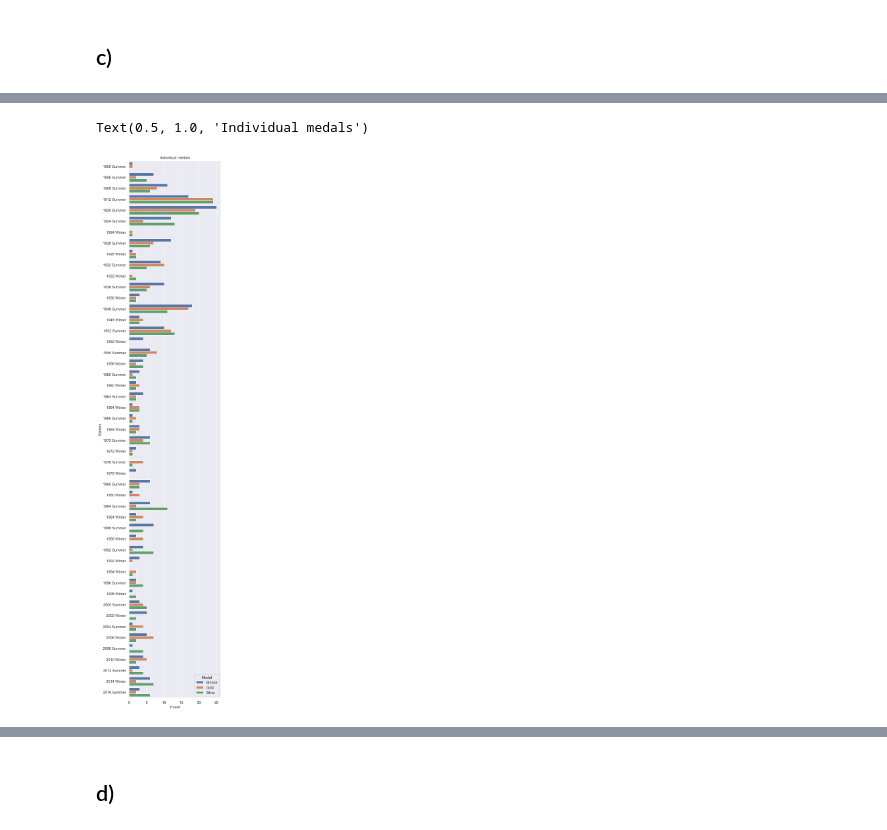
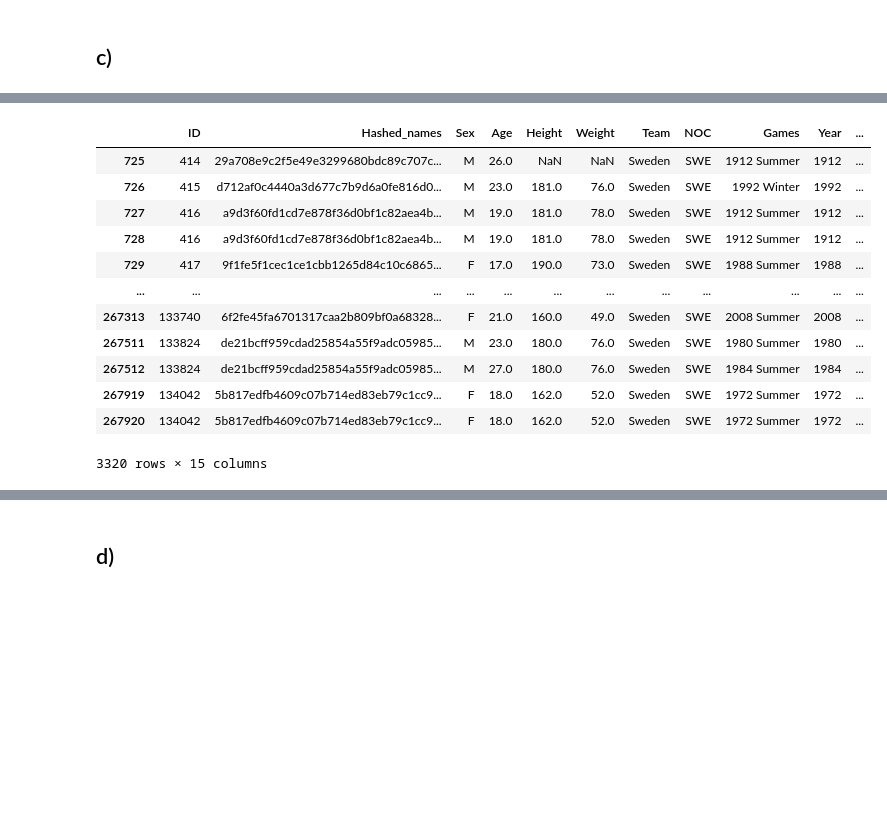
Before and after one commit to Erik-M-Larsson/Databehandling-OS-projekt-Felix-Tjernberg-Erik-Larsson, a Jupyter notebook: uppgift-0-1.ipynb, the cells around one changed output, grey strips where cells are left out. Drawn from its saved outputs; the diff is of its cells as text; code cells hidden in the pictures; blank space fills up the shorter version.

```diff
--- a/uppgift-0-1.ipynb
+++ b/uppgift-0-1.ipynb
@@ -254,6 +251,17 @@ Text(0.5, 1.0, 'Medals 1912')
-# %%
-sns.set(rc={"figure.figsize":(5, 30)})
-sns.barplot(data=swedish_medal_counts, y='Games', x='Event', hue='Medal').set_title('Individual medals')
-# %% [output]
-Text(0.5, 1.0, 'Individual medals')
-[figure, removed]
+# %%
+swedish_medals = swedish_athletes.drop_duplicates(subset=["Year", "Event", "Medal"], inplace=False)
+swedish_medals
+# %% [output]
+|  | ID | Hashed_names | Sex | Age | Height | Weight | Team | NOC | Games | Year | ... |
+| 725 | 414 | 29a708e9c2f5e49e3299680bdc89c707c... | M | 26.0 | NaN | NaN | Sweden | SWE | 1912 Summer | 1912 | ... |
+| 726 | 415 | d712af0c4440a3d677c7b9d6a0fe816d0... | M | 23.0 | 181.0 | 76.0 | Sweden | SWE | 1992 Winter | 1992 | ... |
+| 727 | 416 | a9d3f60fd1cd7e878f36d0bf1c82aea4b... | M | 19.0 | 181.0 | 78.0 | Sweden | SWE | 1912 Summer | 1912 | ... |
+| 728 | 416 | a9d3f60fd1cd7e878f36d0bf1c82aea4b... | M | 19.0 | 181.0 | 78.0 | Sweden | SWE | 1912 Summer | 1912 | ... |
+| 729 | 417 | 9f1fe5f1cec1ce1cbb1265d84c10c6865... | F | 17.0 | 190.0 | 73.0 | Sweden | SWE | 1988 Summer | 1988 | ... |
+| ... | ... | ... | ... | ... | ... | ... | ... | ... | ... | ... | ... |
+| 267313 | 133740 | 6f2fe45fa6701317caa2b809bf0a68328... | F | 21.0 | 160.0 | 49.0 | Sweden | SWE | 2008 Summer | 2008 | ... |
+| 267511 | 133824 | de21bcff959cdad25854a55f9adc05985... | M | 23.0 | 180.0 | 76.0 | Sweden | SWE | 1980 Summer | 1980 | ... |
+| 267512 | 133824 | de21bcff959cdad25854a55f9adc05985... | M | 27.0 | 180.0 | 76.0 | Sweden | SWE | 1984 Summer | 1984 | ... |
+| 267919 | 134042 | 5b817edfb4609c07b714ed83eb79c1cc9... | F | 18.0 | 162.0 | 52.0 | Sweden | SWE | 1972 Summer | 1972 | ... |
+| 267920 | 134042 | 5b817edfb4609c07b714ed83eb79c1cc9... | F | 18.0 | 162.0 | 52.0 | Sweden | SWE | 1972 Summer | 1972 | ... |
+3320 rows × 15 columns
```
Also changed, not shown: parts of 11 cells of this notebook, 2 other files.
